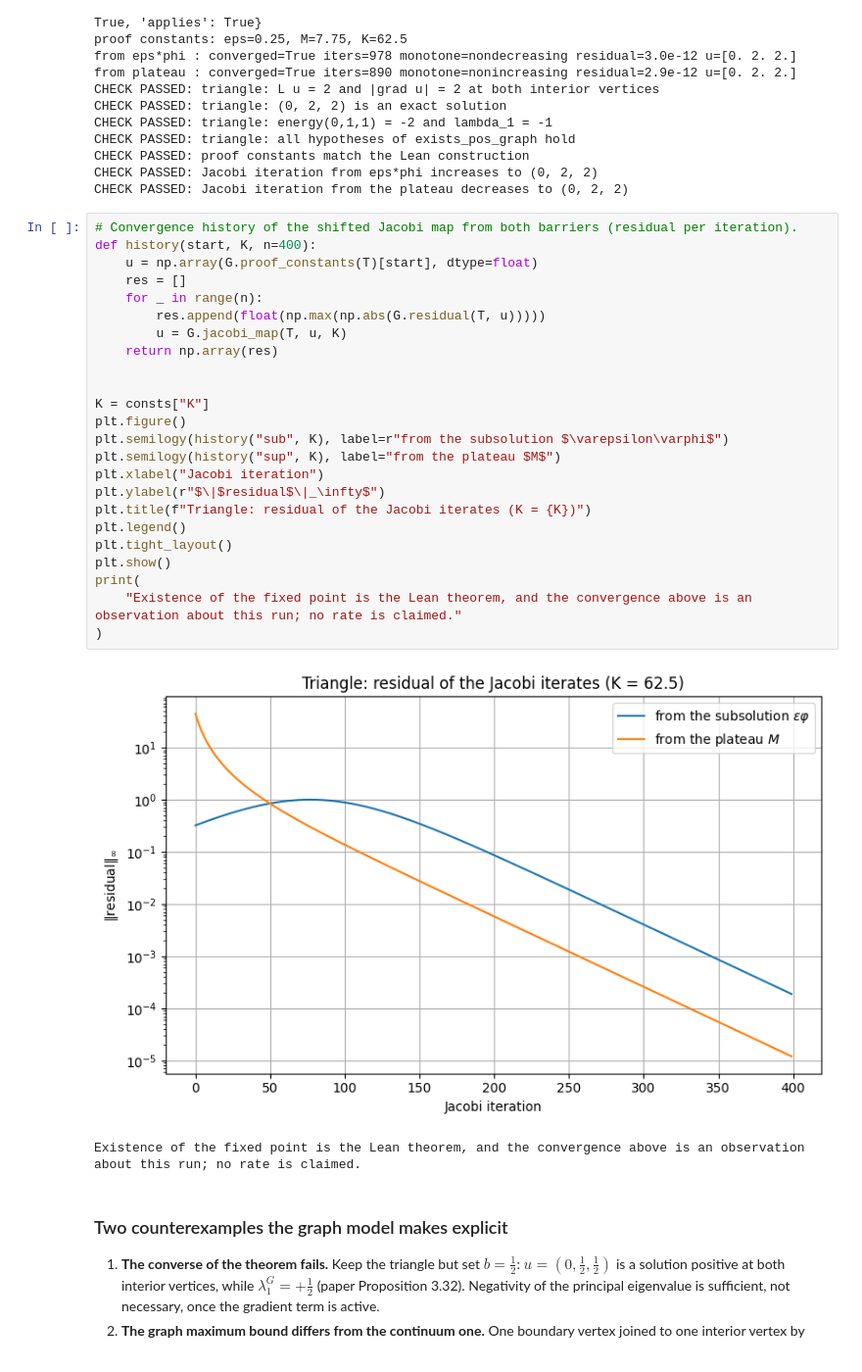
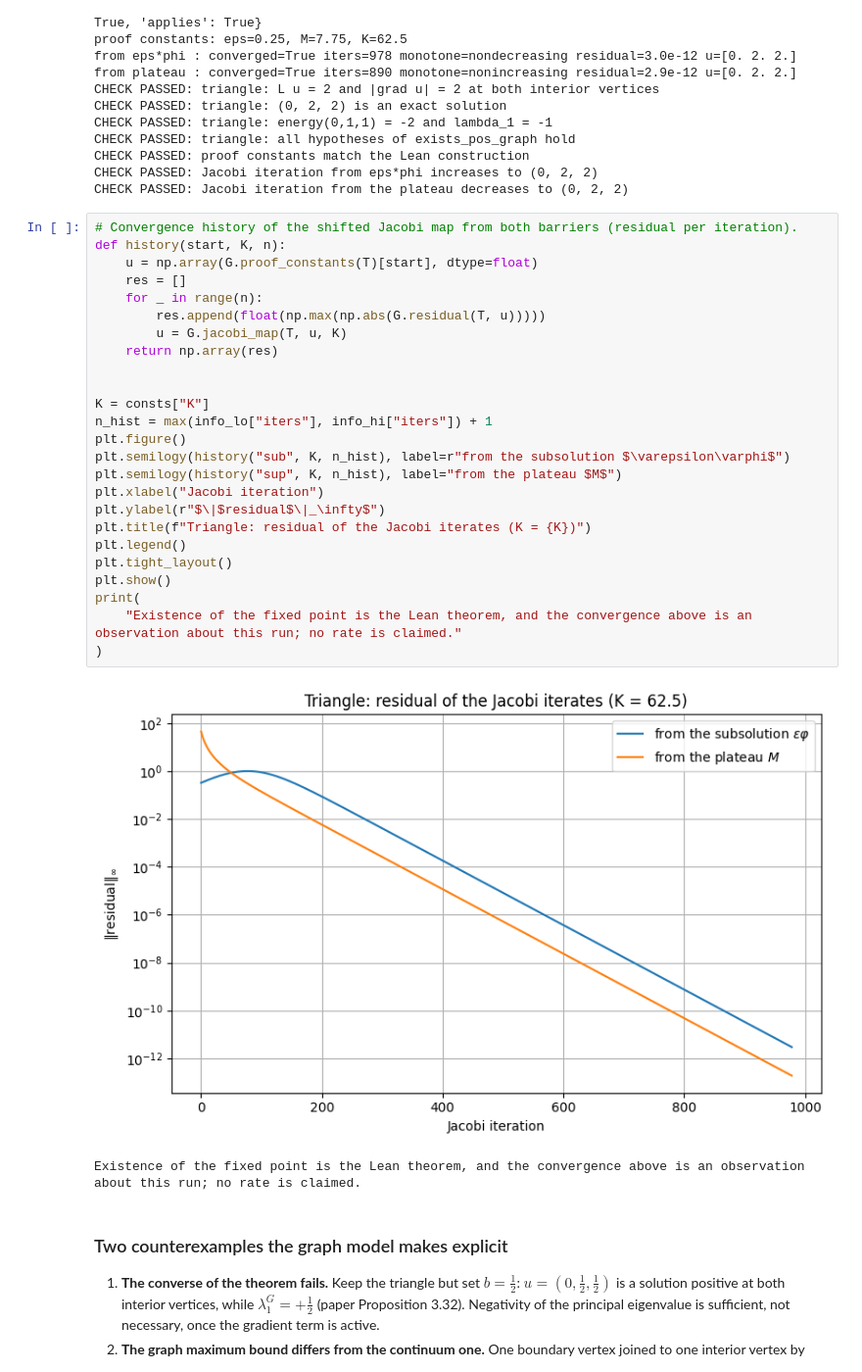
Before and after one commit to Project-Navi/navi-creative-determinant, a Jupyter notebook: notebooks/cd_pde_demo.ipynb, the cells around one changed output. Shown at 98% size. Cells and saved outputs as stored; diff of their text form.

```diff
--- a/notebooks/cd_pde_demo.ipynb
+++ b/notebooks/cd_pde_demo.ipynb
@@ -843,30 +839,31 @@ CHECK PASSED: Jacobi iteration from eps*phi increases to (0, 2, 2)
 CHECK PASSED: Jacobi iteration from the plateau decreases to (0, 2, 2)
 # %%
 # Convergence history of the shifted Jacobi map from both barriers (residual per iteration).
-def history(start, K, n=400):
+def history(start, K, n):
     u = np.array(G.proof_constants(T)[start], dtype=float)
     res = []
     for _ in range(n):
         res.append(float(np.max(np.abs(G.residual(T, u)))))
         u = G.jacobi_map(T, u, K)
     return np.array(res)
 
 
 K = consts["K"]
+n_hist = max(info_lo["iters"], info_hi["iters"]) + 1
 plt.figure()
-plt.semilogy(history("sub", K), label=r"from the subsolution $\varepsilon\varphi$")
-plt.semilogy(history("sup", K), label="from the plateau $M$")
+plt.semilogy(history("sub", K, n_hist), label=r"from the subsolution $\varepsilon\varphi$")
+plt.semilogy(history("sup", K, n_hist), label="from the plateau $M$")
 plt.xlabel("Jacobi iteration")
 plt.ylabel(r"$\|$residual$\|_\infty$")
 plt.title(f"Triangle: residual of the Jacobi iterates (K = {K})")
 plt.legend()
 plt.tight_layout()
 plt.show()
 print(
     "Existence of the fixed point is the Lean theorem, and the convergence above is an observation about this run; no rate is claimed."
 )
 # %% [output]
-[figure, old version]
+[figure, new version]
 Existence of the fixed point is the Lean theorem, and the convergence above is an observation about this run; no rate is claimed.
 # %% [markdown]
 ### Two counterexamples the graph model makes explicit
```
Also changed, not shown: parts of 14 cells of this notebook, 4 other files.
